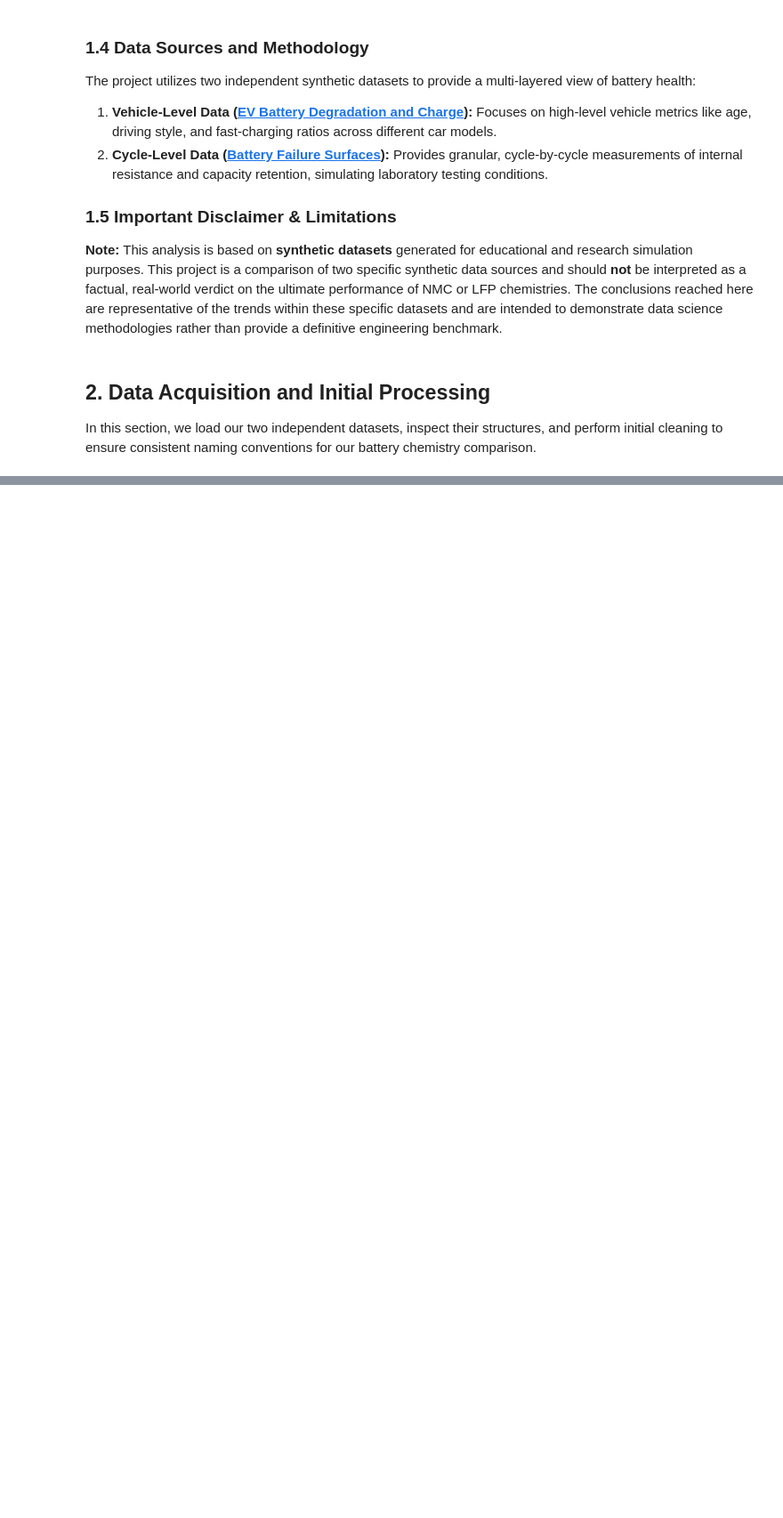
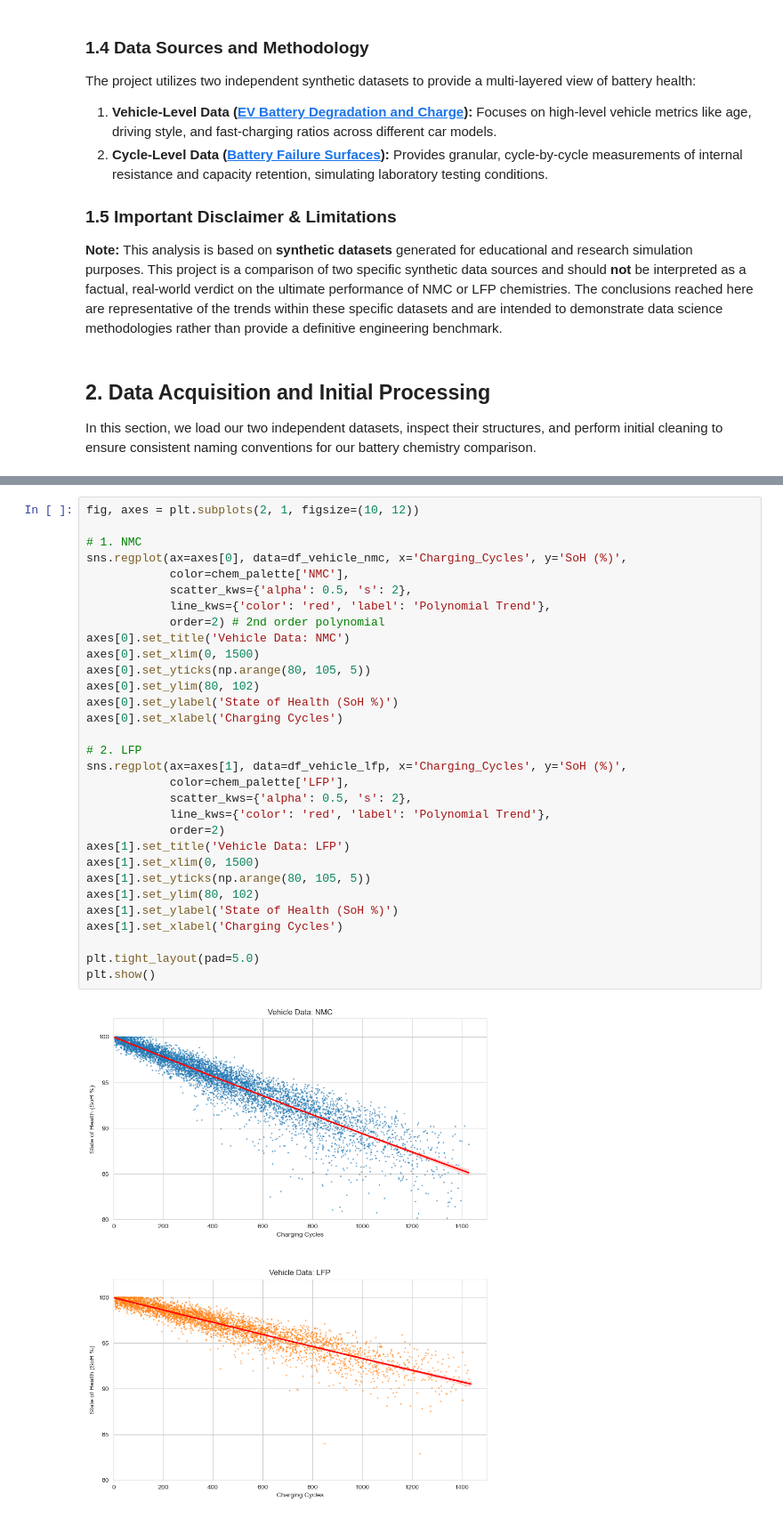
Before and after one commit to Ivan-Pelovski/Data-Science, a Jupyter notebook: NMC-vs-LFP.ipynb, the cells around one changed output, grey strips where cells are left out. Shown at 89% size. Cells and saved outputs as stored; diff of their text form; blank space fills up the shorter version.

```diff
--- a/NMC-vs-LFP.ipynb
+++ b/NMC-vs-LFP.ipynb
@@ -284,0 +245,33 @@ plt.show()
+# %%
+fig, axes = plt.subplots(2, 1, figsize=(10, 12))
+
+# 1. NMC
+sns.regplot(ax=axes[0], data=df_vehicle_nmc, x='Charging_Cycles', y='SoH (%)',
+            color=chem_palette['NMC'],
+            scatter_kws={'alpha': 0.5, 's': 2},
+            line_kws={'color': 'red', 'label': 'Polynomial Trend'},
+            order=2) # 2nd order polynomial
+axes[0].set_title('Vehicle Data: NMC')
+axes[0].set_xlim(0, 1500)
+axes[0].set_yticks(np.arange(80, 105, 5))
+axes[0].set_ylim(80, 102)
+axes[0].set_ylabel('State of Health (SoH %)')
+axes[0].set_xlabel('Charging Cycles')
+
+# 2. LFP
+sns.regplot(ax=axes[1], data=df_vehicle_lfp, x='Charging_Cycles', y='SoH (%)',
+            color=chem_palette['LFP'],
+            scatter_kws={'alpha': 0.5, 's': 2},
+            line_kws={'color': 'red', 'label': 'Polynomial Trend'},
+            order=2)
+axes[1].set_title('Vehicle Data: LFP')
+axes[1].set_xlim(0, 1500)
+axes[1].set_yticks(np.arange(80, 105, 5))
+axes[1].set_ylim(80, 102)
+axes[1].set_ylabel('State of Health (SoH %)')
+axes[1].set_xlabel('Charging Cycles')
+
+plt.tight_layout(pad=5.0)
+plt.show()
+# %% [output]
+[figure, added]
```
Also changed, not shown: parts of 13 cells of this notebook.
